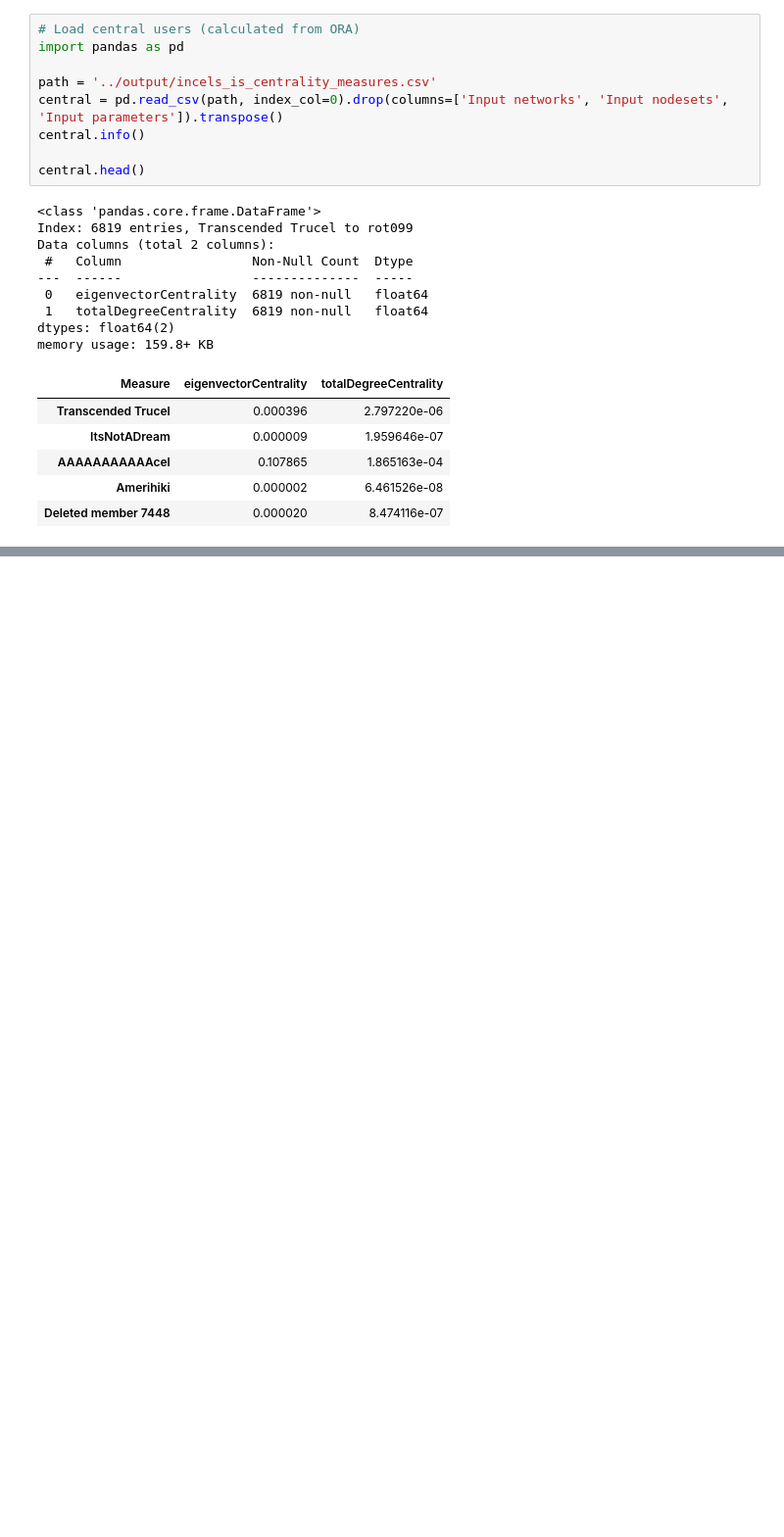
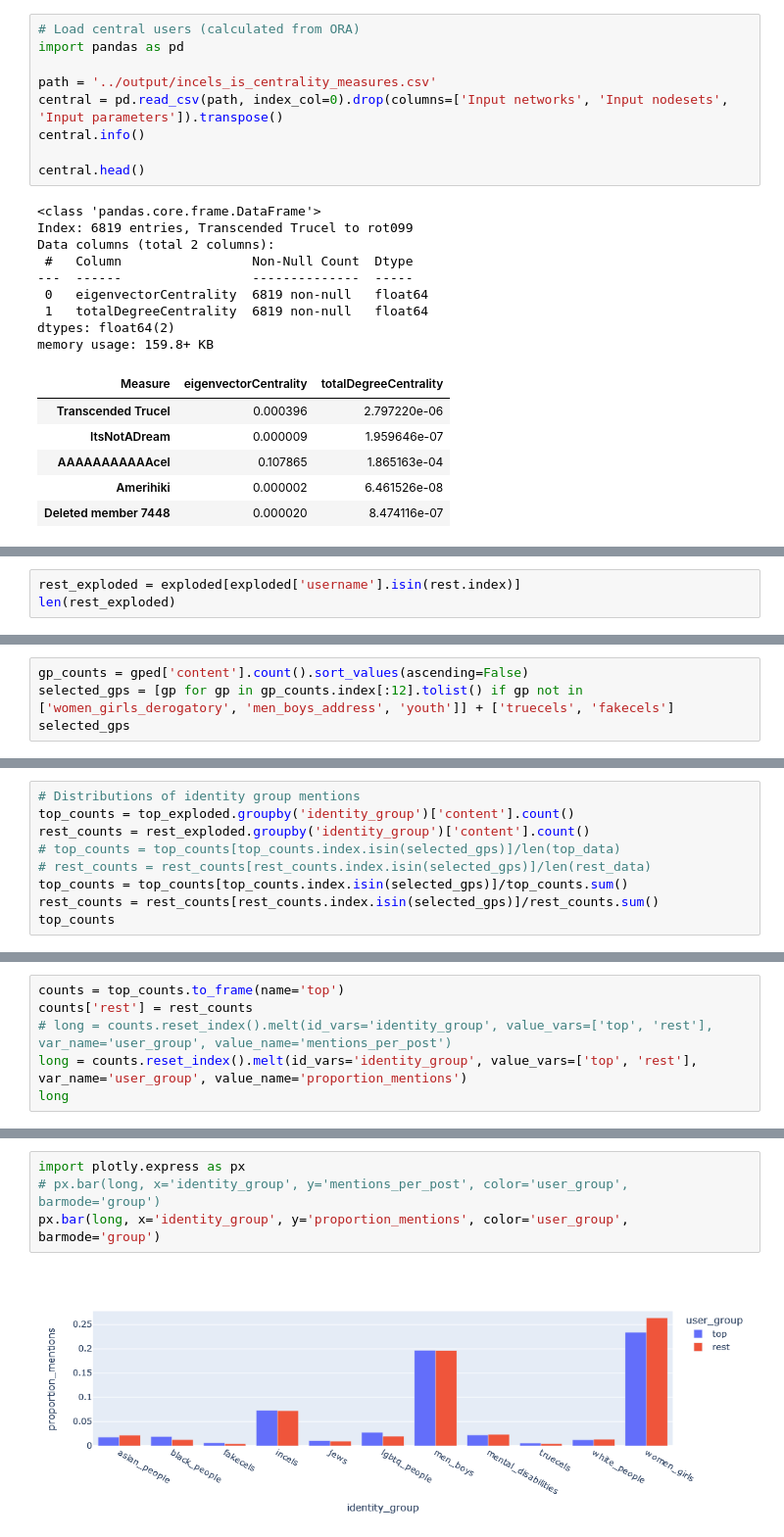
Before and after one commit to michaelmilleryoder/incels_identities, a Jupyter notebook: jupyter/central_users.ipynb, the cells around one changed output, grey strips where cells are left out. Shown at 98% size. Drawn from its saved outputs; the diff is of its cells as text; blank space fills up the shorter version.

```diff
--- a/jupyter/central_users.ipynb
+++ b/jupyter/central_users.ipynb
@@ -43,0 +188,3 @@ px.bar(selected, x=selected.index, y='eigenvectorCentrality')
+# %%
+rest_exploded = exploded[exploded['username'].isin(rest.index)]
+len(rest_exploded)
@@ -43,0 +193,4 @@ px.bar(selected, x=selected.index, y='eigenvectorCentrality')
+# %%
+gp_counts = gped['content'].count().sort_values(ascending=False)
+selected_gps = [gp for gp in gp_counts.index[:12].tolist() if gp not in ['women_girls_derogatory', 'men_boys_address', 'youth']] + ['truecels', 'fakecels']
+selected_gps
@@ -43,0 +209,9 @@ px.bar(selected, x=selected.index, y='eigenvectorCentrality')
+# %%
+# Distributions of identity group mentions
+top_counts = top_exploded.groupby('identity_group')['content'].count()
+rest_counts = rest_exploded.groupby('identity_group')['content'].count()
+# top_counts = top_counts[top_counts.index.isin(selected_gps)]/len(top_data)
+# rest_counts = rest_counts[rest_counts.index.isin(selected_gps)]/len(rest_data)
+top_counts = top_counts[top_counts.index.isin(selected_gps)]/top_counts.sum()
+rest_counts = rest_counts[rest_counts.index.isin(selected_gps)]/rest_counts.sum()
+top_counts
@@ -43,0 +232,6 @@ px.bar(selected, x=selected.index, y='eigenvectorCentrality')
+# %%
+counts = top_counts.to_frame(name='top')
+counts['rest'] = rest_counts
+# long = counts.reset_index().melt(id_vars='identity_group', value_vars=['top', 'rest'], var_name='user_group', value_name='mentions_per_post')
+long = counts.reset_index().melt(id_vars='identity_group', value_vars=['top', 'rest'], var_name='user_group', value_name='proportion_mentions')
+long
@@ -43,0 +256,6 @@ px.bar(selected, x=selected.index, y='eigenvectorCentrality')
+# %%
+import plotly.express as px
+# px.bar(long, x='identity_group', y='mentions_per_post', color='user_group', barmode='group')
+px.bar(long, x='identity_group', y='proportion_mentions', color='user_group', barmode='group')
+# %% [output]
+[figure, added]
```
Also changed, not shown: parts of 31 cells of this notebook, 1 other file.
